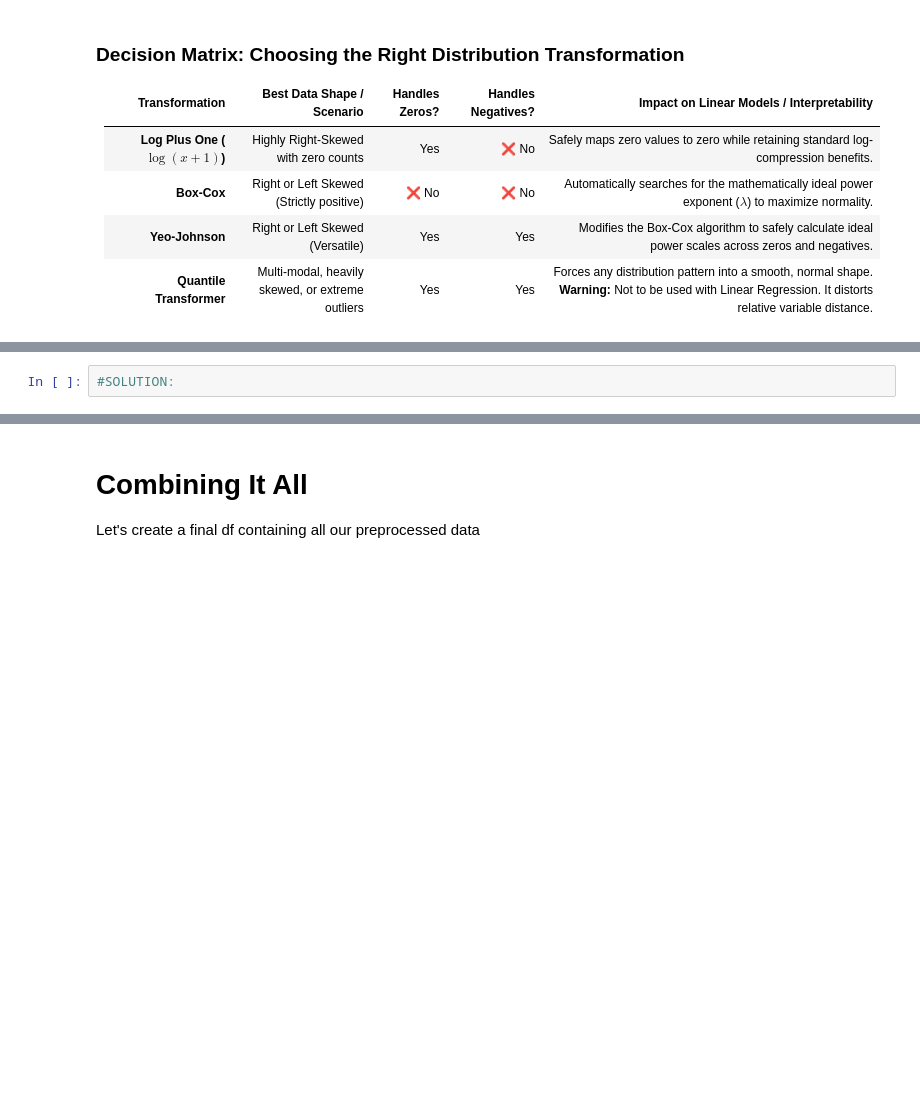
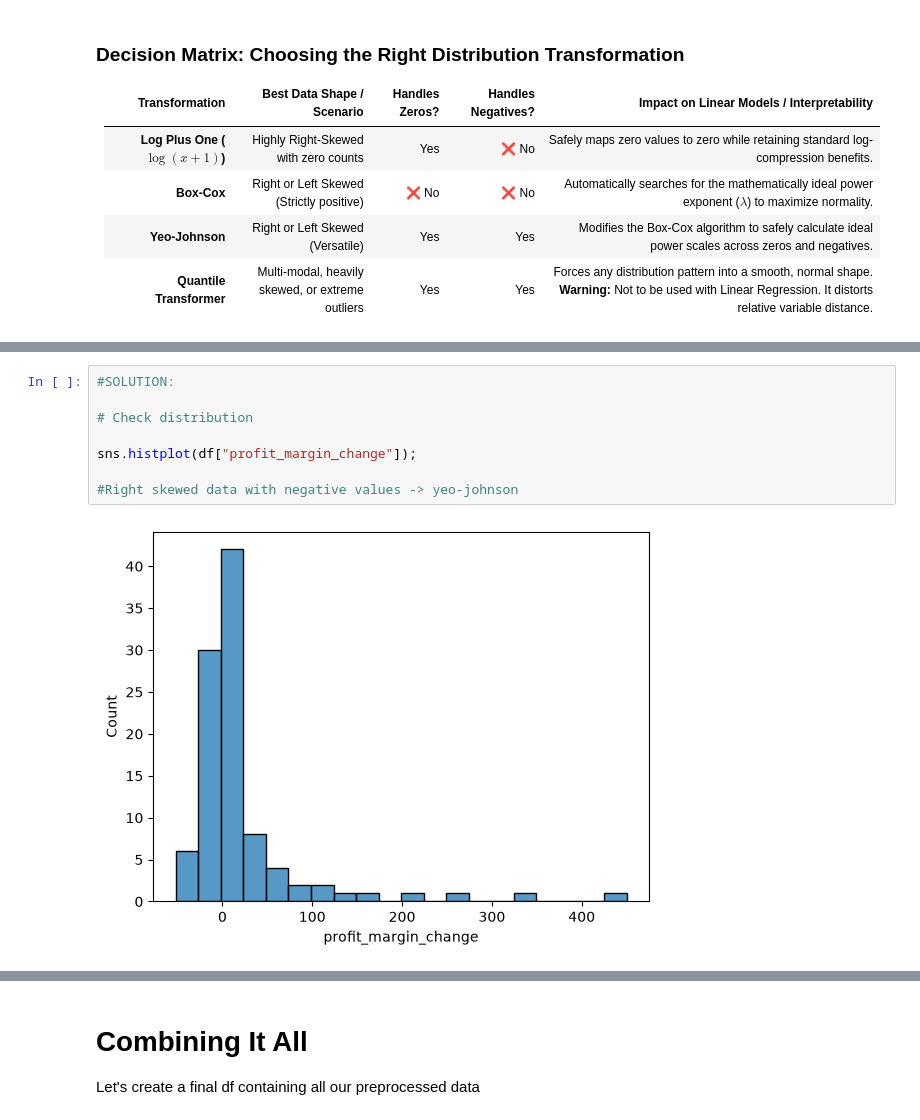
Before and after one commit to talalal3thman/test-github, a Jupyter notebook: content/03-supervised-machine-learning/06-feature-engineering/02-notebooks/02-feature-engineering.ipynb, the cells around one changed output, grey strips where cells are left out. Drawn from its saved outputs; the diff is of its cells as text; blank space fills up the shorter version.

```diff
--- a/content/03-supervised-machine-learning/06-feature-engineering/02-notebooks/02-feature-engineering.ipynb
+++ b/content/03-supervised-machine-learning/06-feature-engineering/02-notebooks/02-feature-engineering.ipynb
@@ -690,2 +946,10 @@ df.head()
-# %%
-#SOLUTION:
+# %%
+#SOLUTION:
+
+# Check distribution
+
+sns.histplot(df["profit_margin_change"]);
+
+#Right skewed data with negative values -> yeo-johnson
+# %% [output]
+[figure, added]
```
Also changed, not shown: parts of 55 cells of this notebook, 25 other files.
